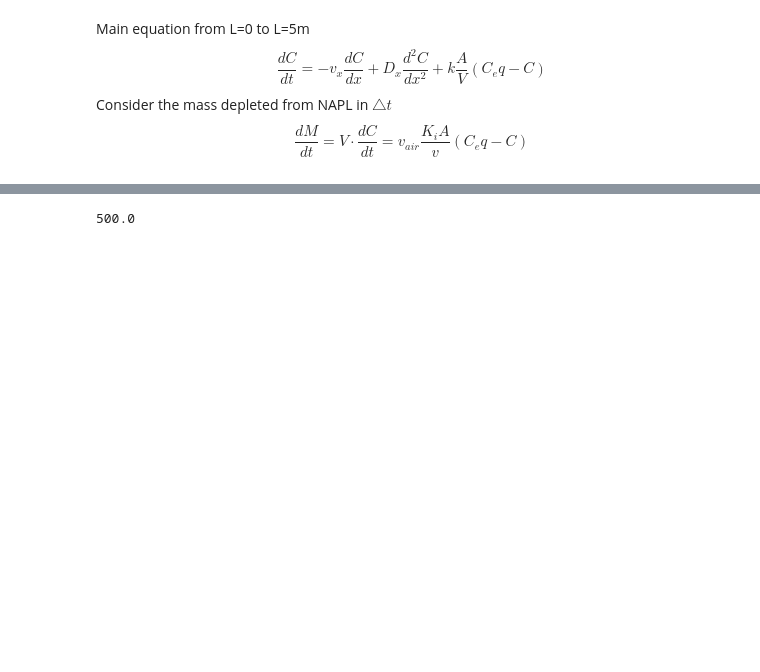
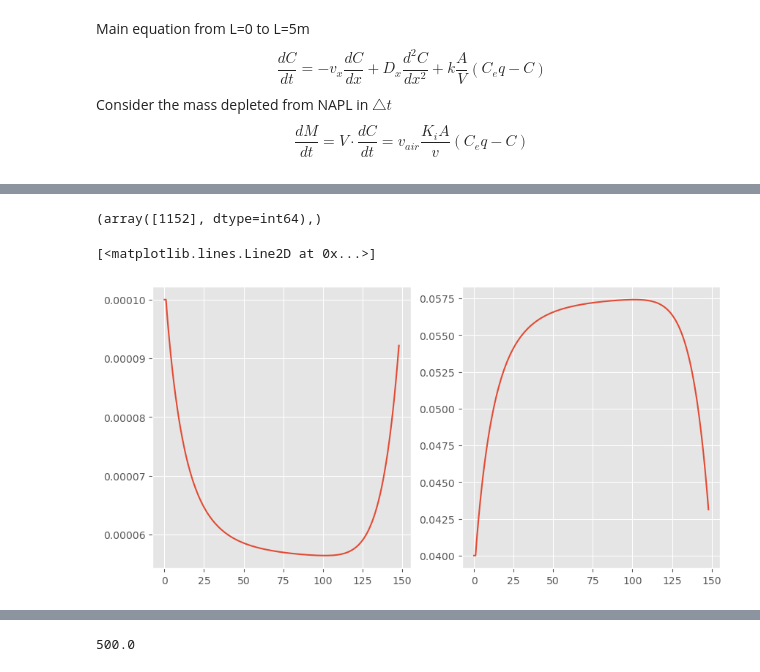
Before and after one commit to sebastianibam002/bioremediation, a Jupyter notebook: bioremediation_analysis.ipynb, the cells around one changed output, grey strips where cells are left out. Cells and saved outputs as stored; diff of their text form; code cells hidden in the pictures; blank space fills up the shorter version.

```diff
--- a/bioremediation_analysis.ipynb
+++ b/bioremediation_analysis.ipynb
@@ -191,0 +360,11 @@ plt.plot(tce_mat[int(L2//delta_x), :])
+# %%
+np.where(tce_mass_mat[2, :] == 1023.92)
+# %% [output]
+(array([1152], dtype=int64),)
+# %%
+f, (ax1, ax2) = plt.subplots(ncols=2, nrows=1, figsize=(10, 5))
+ax1.plot(tce_mat[int(L2//delta_x), :663])
+ax2.plot(tce_mass_mat[int(L2//delta_x), :663])
+# %% [output]
+[<matplotlib.lines.Line2D at 0x...>]
+[figure, added]
```
Also changed, not shown: parts of 40 cells of this notebook.
